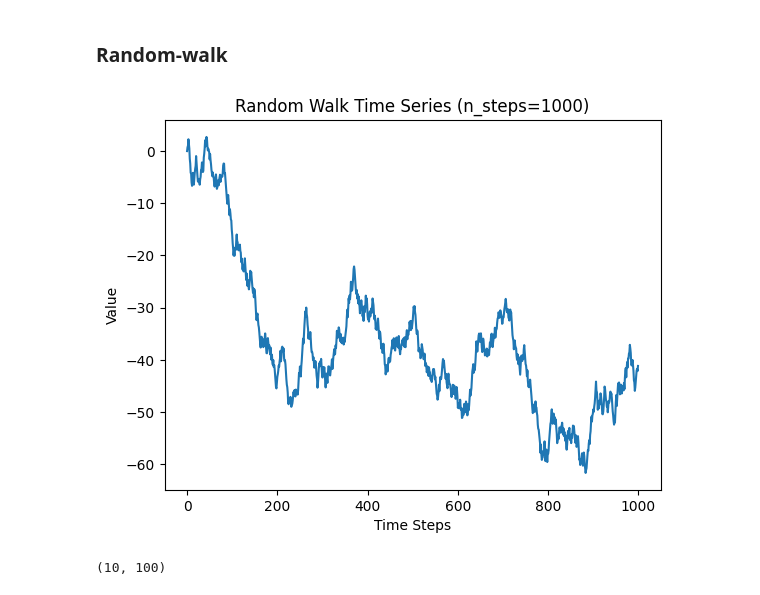
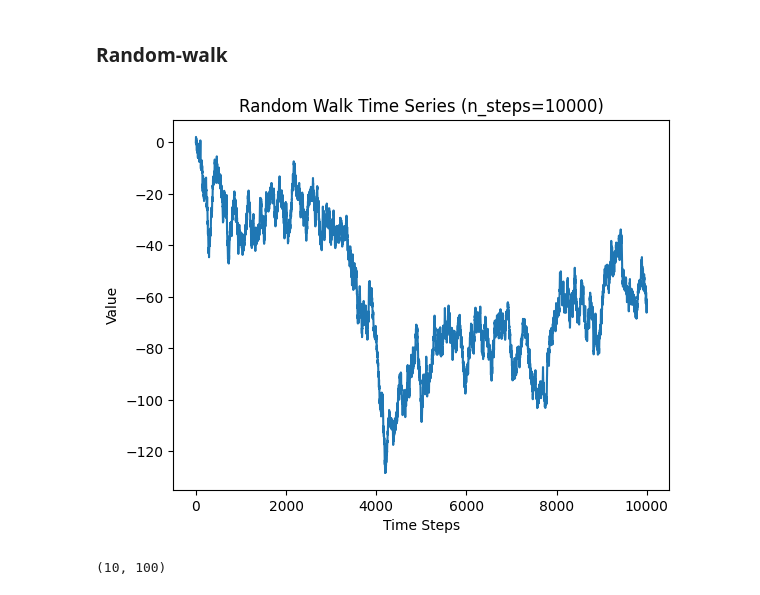
Before and after one commit to DrUzair/MachineLearning, a Jupyter notebook: ANN/SequentialModels/LSTM_RNN_Time_Series.ipynb, the cells around one changed output. Drawn from its saved outputs; the diff is of its cells as text; code cells hidden in the pictures.

```diff
--- a/ANN/SequentialModels/LSTM_RNN_Time_Series.ipynb
+++ b/ANN/SequentialModels/LSTM_RNN_Time_Series.ipynb
@@ -70,34 +69,34 @@ plt.show()
 # %%
 import numpy as np
 import matplotlib.pyplot as plt
 
 # Function to generate random walk
 def generate_random_walk(n_steps=1000, noise_factor=0.2, seed=None):
     if seed is not None:
         np.random.seed(seed)  # For reproducibility
 
     # Initialize random walk with starting value at 0
     steps = [0]
 
     for i in range(1, n_steps):
         # Generate a random step: -1 or 1, plus some Gaussian noise
         step = steps[-1] + np.random.choice([-1, 1]) + np.random.normal(0, noise_factor)
         steps.append(step)
 
     return np.array(steps)
 
 # Generate random walk with noise
-n_steps = 1000
-data = generate_random_walk(n_steps=n_steps, noise_factor=0.5, seed=1)
+n_steps = 10000
+data = generate_random_walk(n_steps=n_steps, noise_factor=0.5, seed=77)
 
 # Plot the random walk
 plt.plot(data)
 plt.title(f"Random Walk Time Series (n_steps={n_steps})")
 plt.xlabel("Time Steps")
 plt.ylabel("Value")
 plt.show()
 # %% [output]
-[figure, old version]
+[figure, new version]
 # %%
 data.shape
 # %% [output]
```
Also changed, not shown: parts of 46 cells of this notebook.
